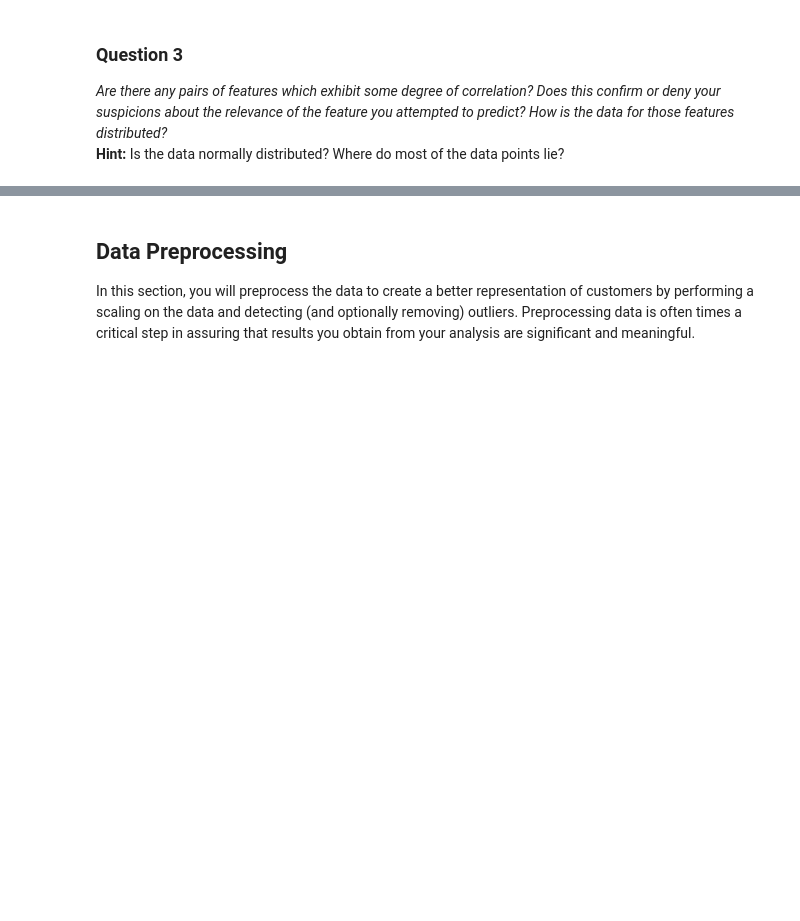
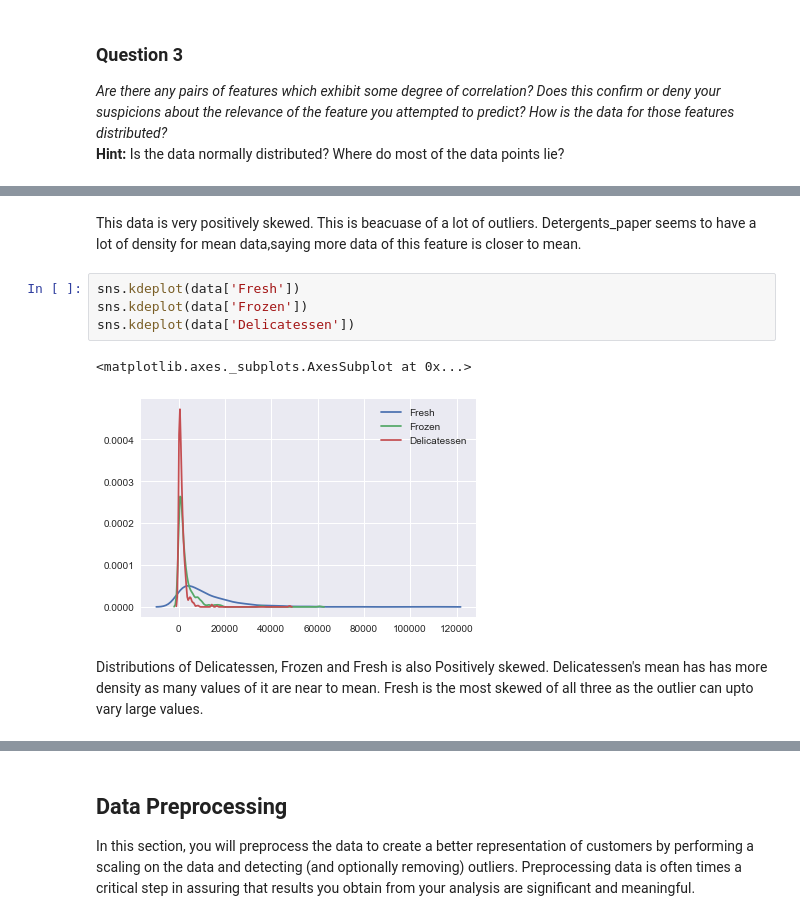
Before and after one commit to namratha2403/customer_segments, a Jupyter notebook: customer_segments.ipynb, the cells around one changed output, grey strips where cells are left out. Drawn from its saved outputs; the diff is of its cells as text; blank space fills up the shorter version.

```diff
--- a/customer_segments.ipynb
+++ b/customer_segments.ipynb
@@ -205,0 +221,11 @@ Yes the feature Milk and Grocery show a high correlation. This confirms my suspi
+# %% [markdown]
+This data is very positively skewed. This is beacuase of a lot of outliers. Detergents_paper seems to have a lot of density for mean data,saying more data of this feature is closer to mean.
+# %%
+sns.kdeplot(data['Fresh'])
+sns.kdeplot(data['Frozen'])
+sns.kdeplot(data['Delicatessen'])
+# %% [output]
+<matplotlib.axes._subplots.AxesSubplot at 0x...>
+[figure, added]
+# %% [markdown]
+Distributions of Delicatessen, Frozen and Fresh is also Positively skewed. Delicatessen's mean has has more density as many values of it are near to mean. Fresh is the most skewed of all three as the outlier can upto vary large values.
```
Also changed, not shown: parts of 14 cells of this notebook, 1 other file.
